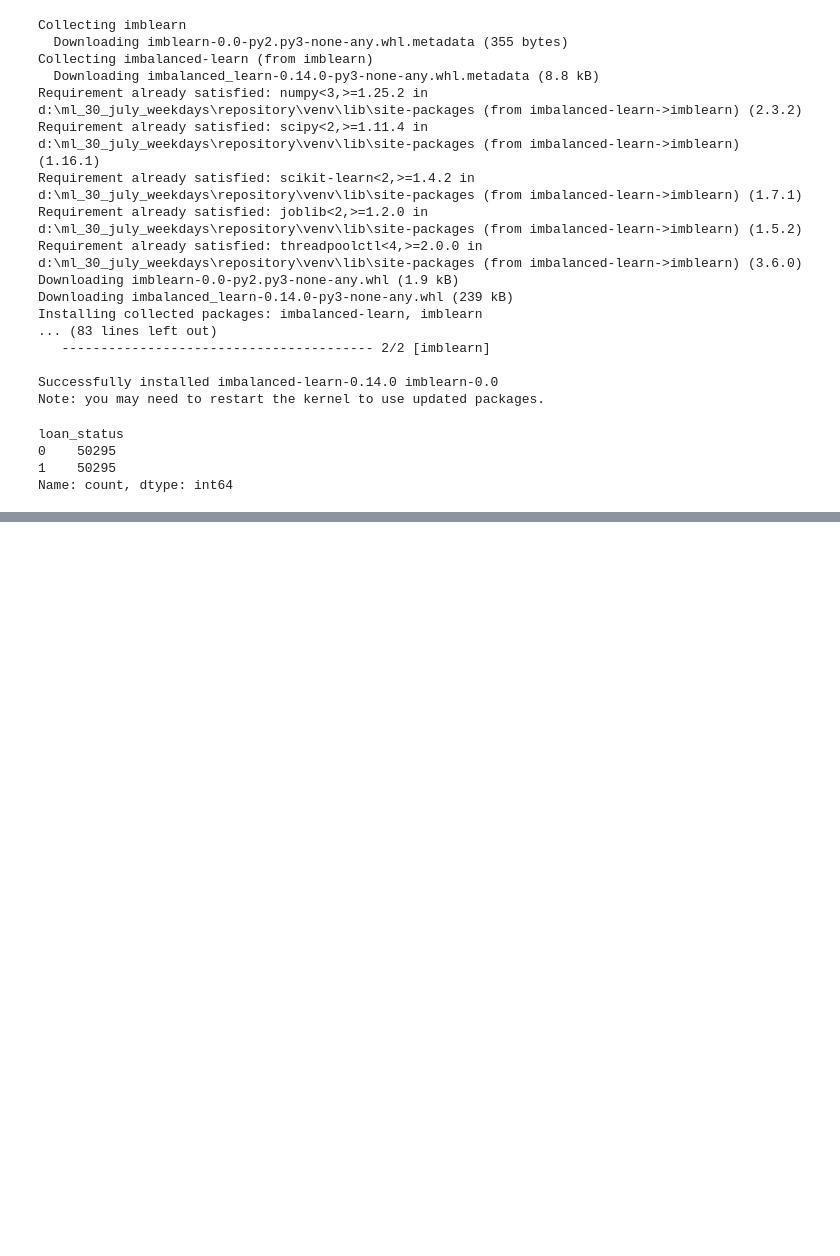
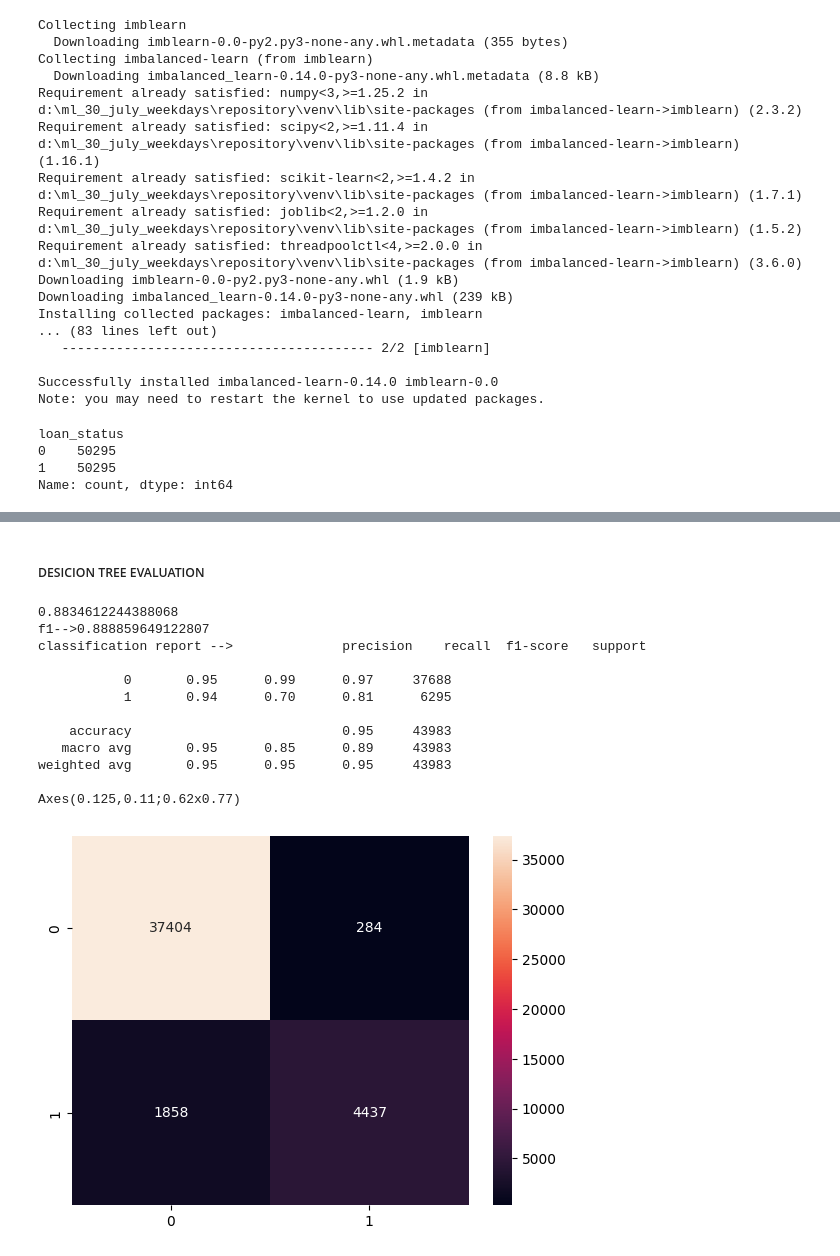
Before and after one commit to varshum12/30_july_ML_WEEKDAYS, a Jupyter notebook: algo evaluation/algo evaluation.ipynb, the cells around one changed output, grey strips where cells are left out. Cells and saved outputs as stored; diff of their text form; code cells hidden in the pictures; blank space fills up the shorter version.

```diff
--- a/algo evaluation/algo evaluation.ipynb
+++ b/algo evaluation/algo evaluation.ipynb
@@ -284,0 +365,7 @@ LR1  =  LogisticRegression()
+# %%
+XGB  = XGBClassifier()
+XGB.fit(x_train  ,  y_train)
+svm =  SVC()
+svm.fit(x_train ,  y_train)
+knn =  KNeighborsClassifier( n_neighbors= 5  )
+knn.fit(x_train , y_train)
@@ -284,0 +422,18 @@ LR1  =  LogisticRegression()
+# %% [markdown]
+##### DESICION TREE EVALUATION
+# %%
+evaluate(DT  ,  x_train  ,  y_train)
+# %% [output]
+0.8834612244388068
+f1-->0.888859649122807
+classification report -->              precision    recall  f1-score   support
+
+           0       0.95      0.99      0.97     37688
+           1       0.94      0.70      0.81      6295
+
+    accuracy                           0.95     43983
+   macro avg       0.95      0.85      0.89     43983
+weighted avg       0.95      0.95      0.95     43983
+
+Axes(0.125,0.11;0.62x0.77)
+[figure, added]
```
Also changed, not shown: parts of 56 cells of this notebook.
